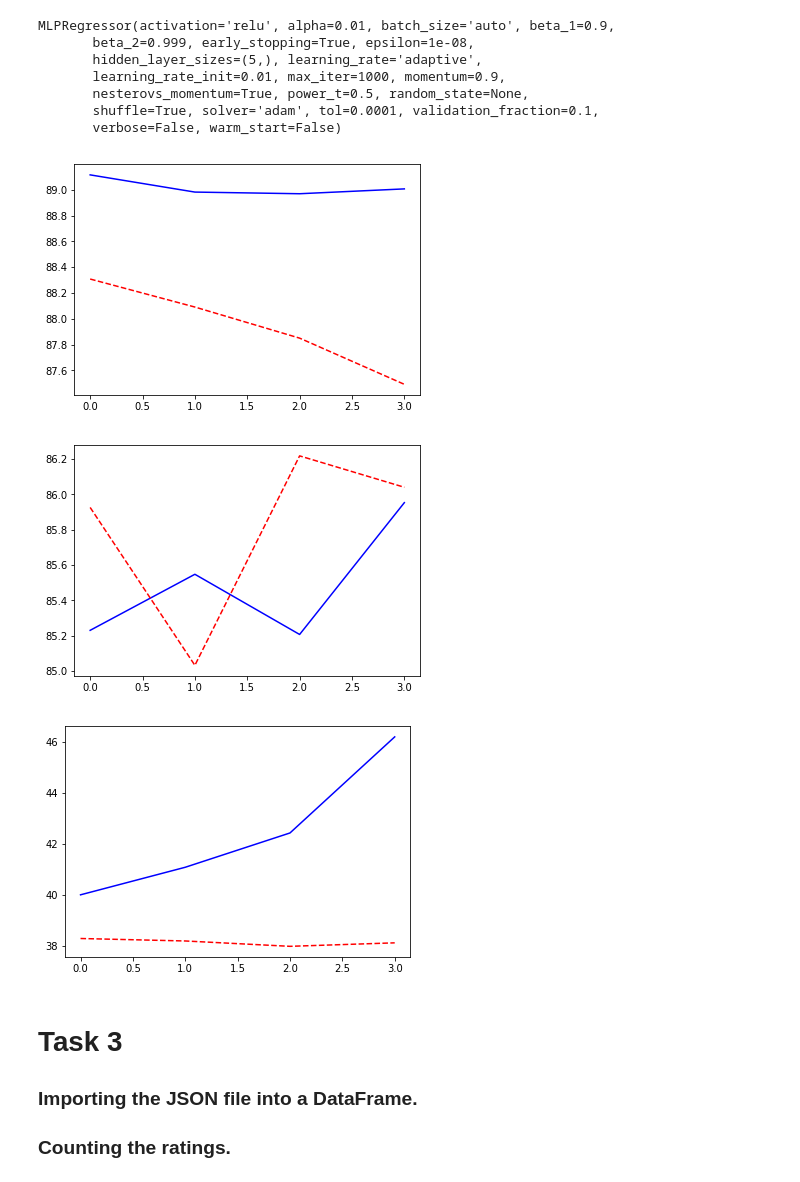
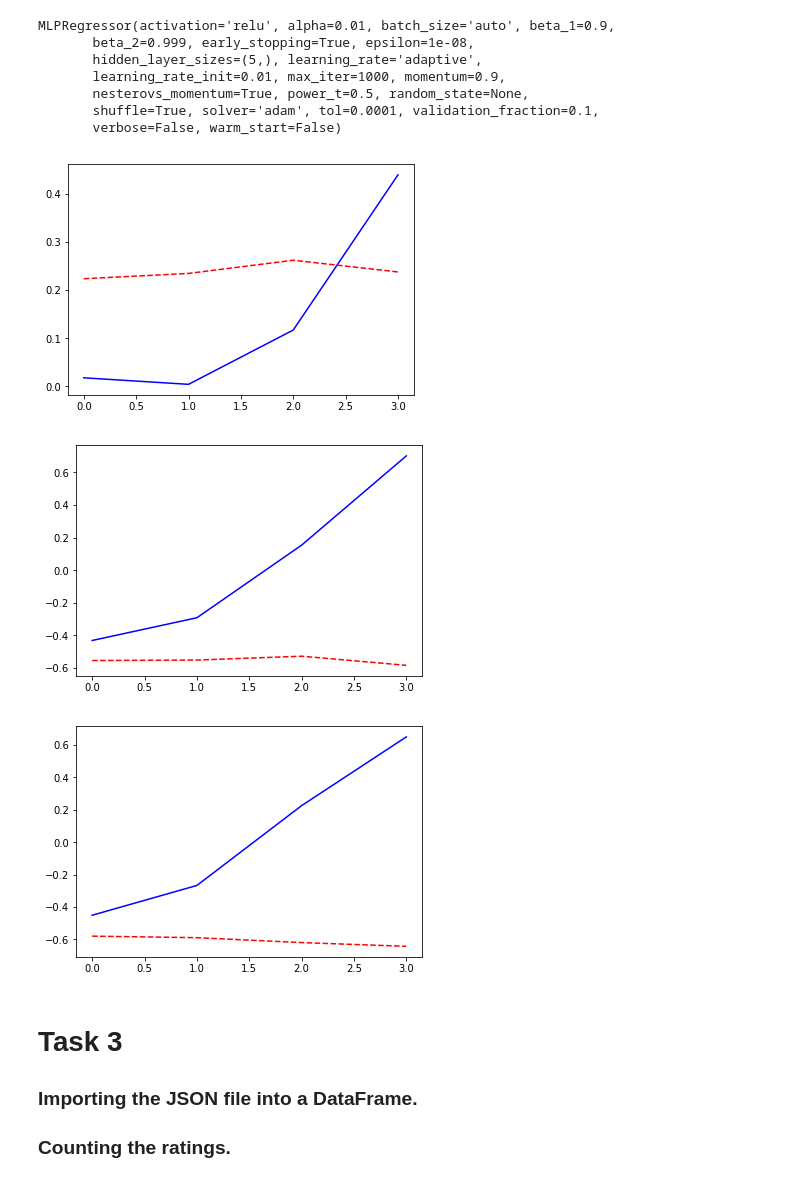
Before and after one commit to 842Mono/CSEN1067_Machine_Learning_Project1, a Jupyter notebook: text_starter.ipynb, the cells around one changed output. Cells and saved outputs as stored; diff of their text form; code cells hidden in the pictures.

```diff
--- a/text_starter.ipynb
+++ b/text_starter.ipynb
@@ -227,7 +194,7 @@ trainingRatio = 0.8
 testingRatio = 0.2
 X_train,X_test,Y_train,Y_test = train_test_split(Xnor, Ynor, test_size=0.2, random_state=1)
 # %%
-def TrainLinearRegression(solverInput, learning_rate_initInput, early_stopping,
+def TrainLinearRegressionNoNorm(solverInput, learning_rate_initInput, early_stopping,
                        x_train, y_train, x_test, y_test):
     reg = MLPRegressor(
         hidden_layer_sizes=(5,),
@@ -263,7 +230,7 @@ def TrainLinearRegression(solverInput, learning_rate_initInput, early_stopping,
 
 #     pyplot.show()
 # %%
-regressionObject = TrainLinearRegression('adam',0.01, True, X_train, Y_train, X_test, Y_test) #, XnorMean, XnorSTD)
+regressionObject = TrainLinearRegressionNoNorm('adam',0.01, True, X_train_arrays, Y_train_arrays, X_test, Y_test) #, XnorMean, XnorSTD)
 
 
 
@@ -301,39 +268,34 @@ MLPRegressor(activation='relu', alpha=0.01, batch_size='auto', beta_1=0.9,
 # %%
 random1 = np.random.randint(0,X_test.shape[0])
 random2 = np.random.randint(0,X_test.shape[0])
 random3 = np.random.randint(0,X_test.shape[0])
 
 arr1X = X_test[random1]
 arr2X = X_test[random2]
 arr3X = X_test[random3]
 
 arr1Y = Y_test[random1]
 arr2Y = Y_test[random2]
 arr3Y = Y_test[random3]
 
 testX = [arr1X, arr2X, arr3X]
 testY = [arr1Y, arr2Y, arr3Y]
 
 h = regressionObject.predict(testX)
 
-#denormalization
-deNorh = (h * APHstd) + APHmean
-for i in range(3):
-    testY[i] = (testY[i] * APHstd) + APHmean
-deNortestY = testY
 
 for i in range(3):
     fig = pyplot.figure()
     ax = fig.add_axes([0.1,0.1,0.8,0.8])
 
-    ax.plot([1, 2, 3, 4], deNorh[i],label='h(x)',color='blue',ls='-')
-    ax.plot(deNortestY[i],label="Y_test",color='red',ls='--')
+    ax.plot(h[i],label='h(x)',color='blue',ls='-')
+    ax.plot(testY[i],label="Y_test",color='red',ls='--')
 
     pyplot.show()
 # %% [output]
-[figure, old version]
+[figure, new version]
-[figure, old version]
+[figure, new version]
-[figure, old version]
+[figure, new version]
 # %% [markdown]
 # Task 3
 
```
Also changed, not shown: parts of 5 cells of this notebook.
